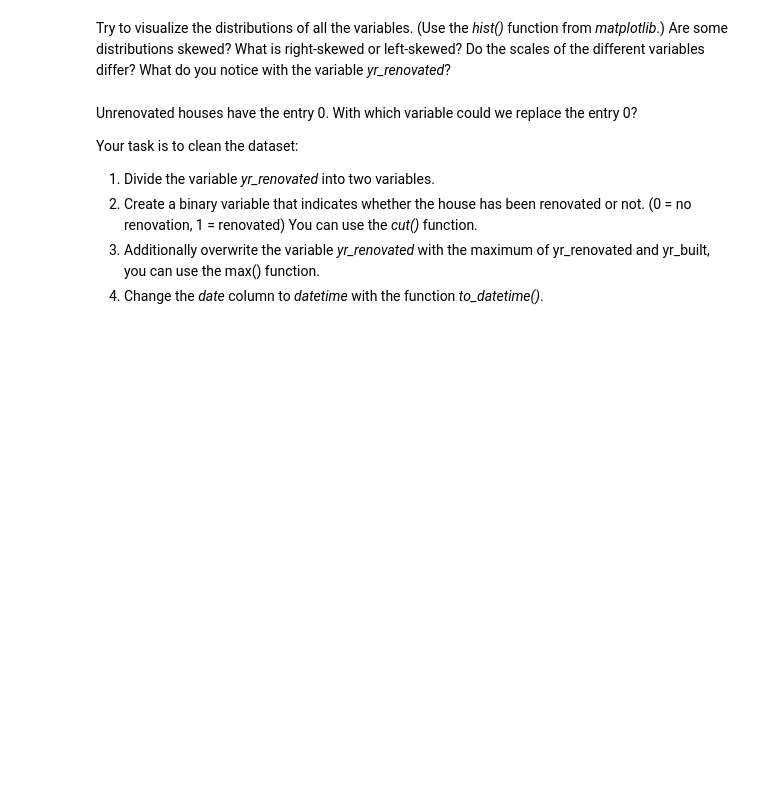
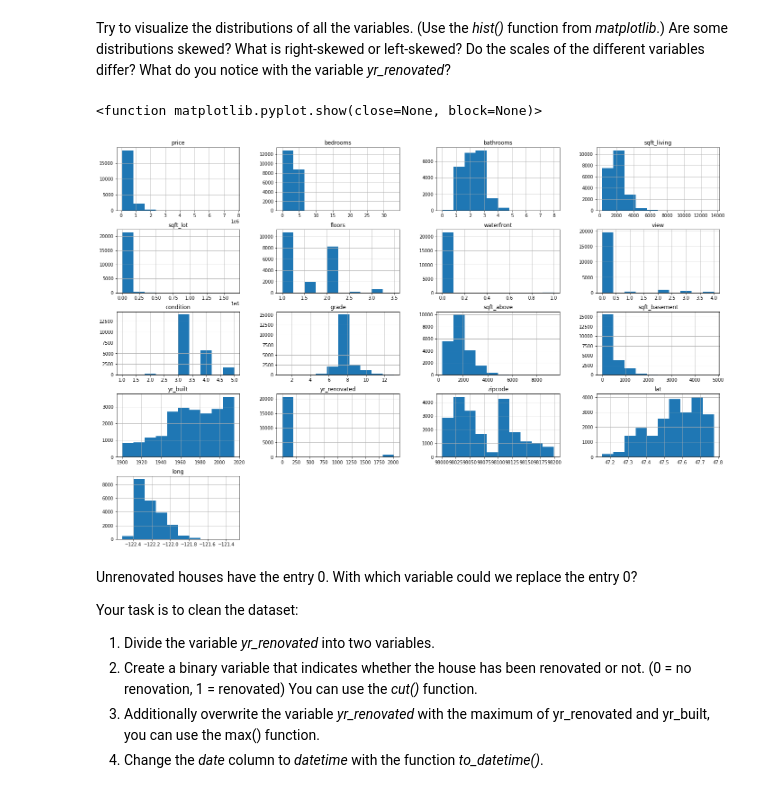
Before and after one commit to bkneussl/Assignments, a Jupyter notebook: questions_chapter2_student.ipynb, the cells around one changed output. Drawn from its saved outputs; the diff is of its cells as text; code cells hidden in the pictures; blank space fills up the shorter version.

```diff
--- a/questions_chapter2_student.ipynb
+++ b/questions_chapter2_student.ipynb
@@ -75,3 +124,10 @@ Try to visualize the distributions of all the variables. (Use the *hist()* funct
+# %%
+# YOUR TASK
+data.hist(bins=10, figsize=(24,16))
+plt.show
+# %% [output]
+<function matplotlib.pyplot.show(close=None, block=None)>
+[figure, added]
 # %% [markdown]
 Unrenovated houses have the entry 0. With which variable could we replace the entry 0?
 
```
Also changed, not shown: parts of 26 cells of this notebook.
